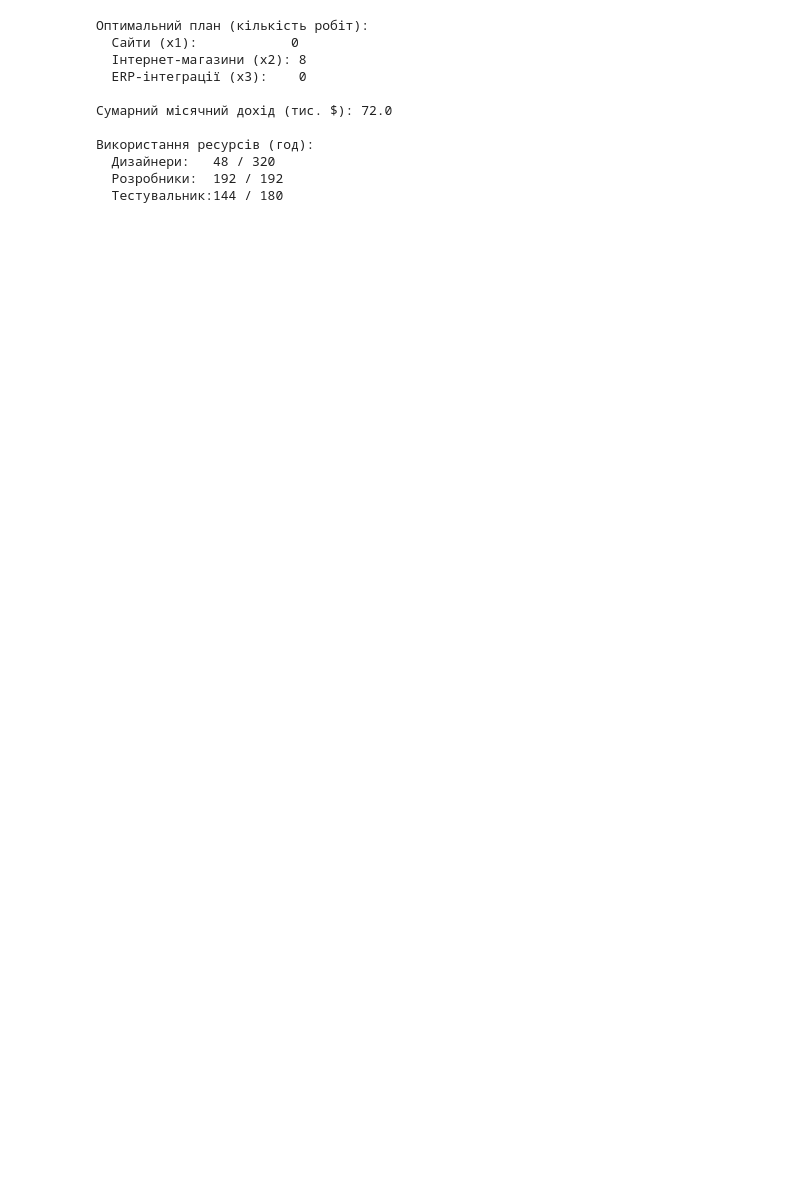
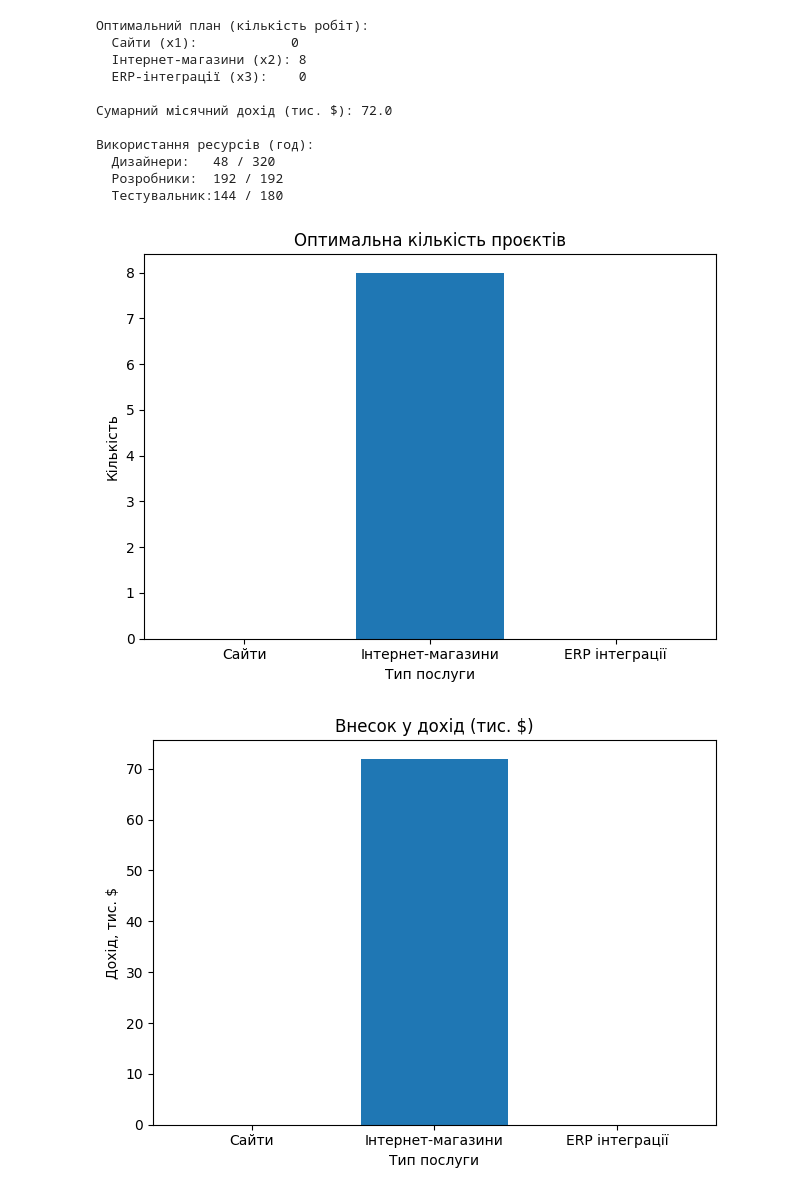
Before and after one commit to svetlanama/math, a Jupyter notebook: ДЗ9_Моісеєнко_Світлана_Олександрівна_.ipynb, the cells around one changed output. Saved outputs shown, nothing was run; the diff lists cells and outputs as text; code cells hidden in the pictures; blank space fills up the shorter version.

```diff
--- a/ДЗ9_Моісеєнко_Світлана_Олександрівна_.ipynb
+++ b/ДЗ9_Моісеєнко_Світлана_Олександрівна_.ipynb
@@ -65,3 +65,31 @@ print(f"  Тестувальник:{testers:.6g} / 180")
   Дизайнери:   48 / 320
   Розробники:  192 / 192
   Тестувальник:144 / 180
+# %%
+import matplotlib.pyplot as plt
+
+
+# -------------------------------
+# Візуалізація
+# -------------------------------
+# 1) Кількість проєктів
+plt.figure()
+plt.bar(services, x)
+plt.title("Оптимальна кількість проєктів")
+plt.ylabel("Кількість")
+plt.xlabel("Тип послуги")
+plt.tight_layout()
+
+# 2) Внесок у дохід
+revenues = prices * x
+plt.figure()
+plt.bar(services, revenues)
+plt.title("Внесок у дохід (тис. $)")
+plt.ylabel("Дохід, тис. $")
+plt.xlabel("Тип послуги")
+plt.tight_layout()
+
+plt.show()
+# %% [output]
+[figure, added]
+[figure, added]
```
Also changed, not shown: parts of 1 cell of this notebook.
